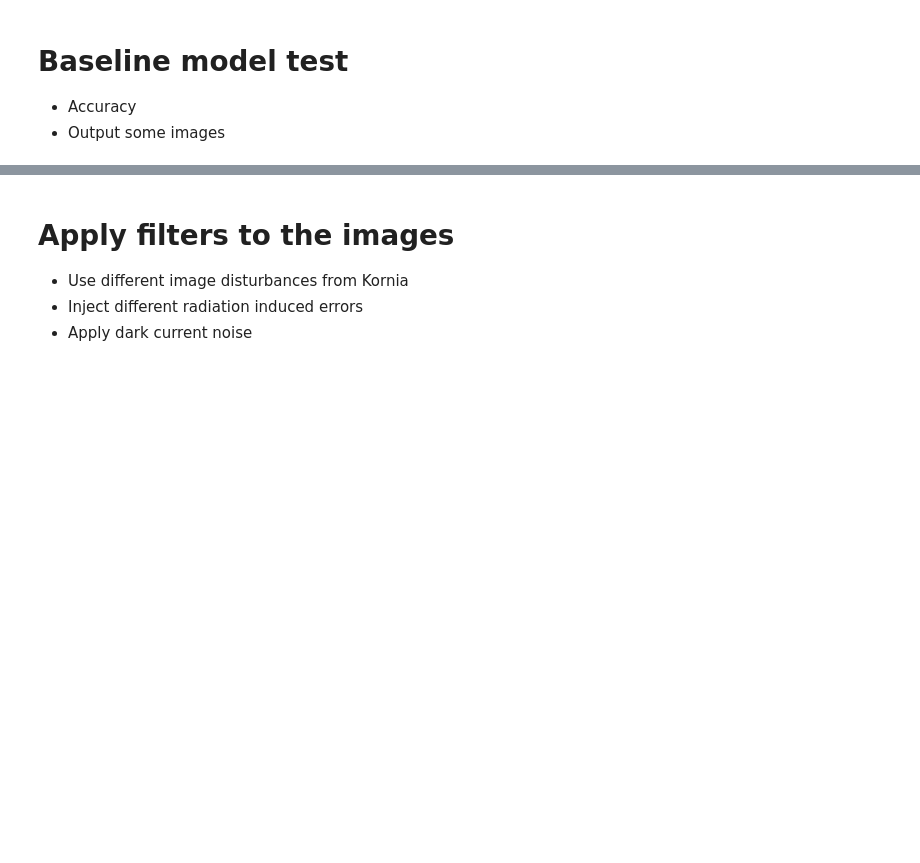
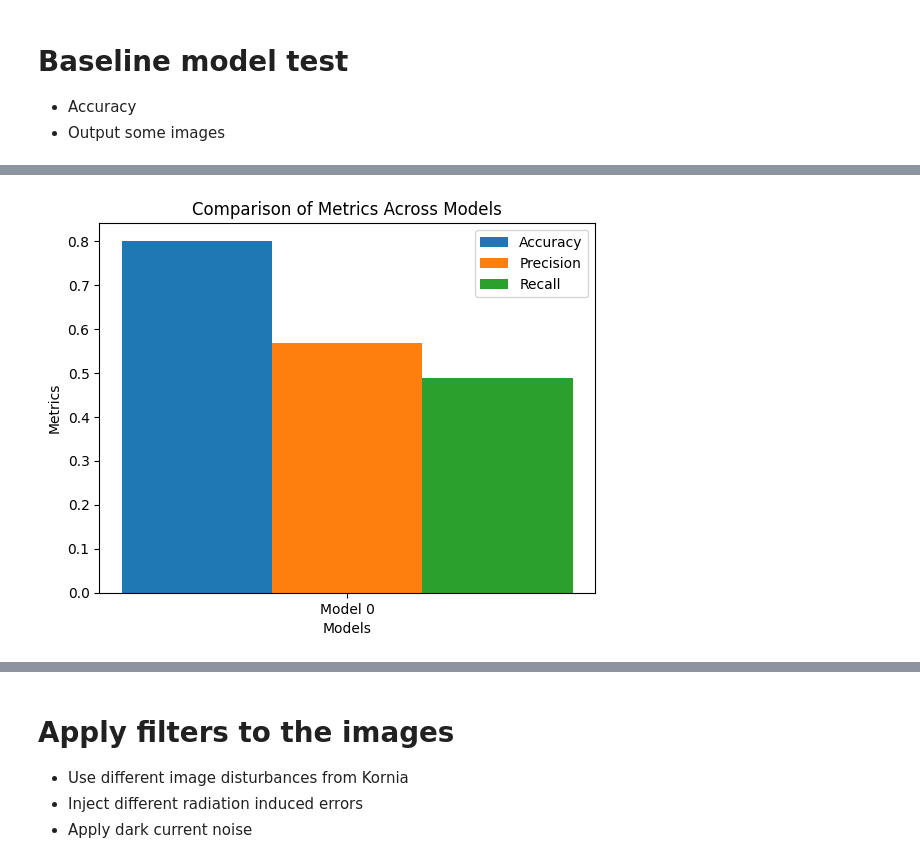
Before and after one commit to langekevin/mlspace_robustness, a Jupyter notebook: fault_injection.ipynb, the cells around one changed output, grey strips where cells are left out. Saved outputs shown, nothing was run; the diff lists cells and outputs as text; code cells hidden in the pictures; blank space fills up the shorter version.

```diff
--- a/fault_injection.ipynb
+++ b/fault_injection.ipynb
@@ -7,6 +24,4 @@ from CloudNet.model import create_model
 # %% [markdown]
 # Load model and weights
 # %%
-model = create_model((192, 192), 4, 64)
+model = create_model((384, 384), 4, 64)
-# %%
-model.load_weights('.checkpoints/weights.hdf5')
@@ -17,3 +72,25 @@ model.load_weights('.checkpoints/weights.hdf5')
 
 - Accuracy
 - Output some images
+# %%
+model_accuracies = []
+model_precisions = []
+model_recalls = []
+
+for weights in MODEL_WEIGHTS:
+    print(f"[I] Start with model {weights}")
+    model.load_weights(weights)
+    accuracies = []
+    precisions = []
+    recalls = []
+    for file, mask in files:
+        img = file.astype(np.float32)
+        img = img.reshape((1, 384, 384, 4))
+        prediction = model.predict(img)
+        accuracies.append(overall_accuracy(mask, prediction[0, :, :, 0]))
+        precisions.append(precision(mask, prediction[0, :, :, 0]))
+        recalls.append(recall(mask, prediction[0, :, :, 0]))
+
+    model_accuracies.append(np.mean(accuracies))
+    model_precisions.append(np.mean(precisions))
+    model_recalls.append(np.mean(recalls))
@@ -19,0 +100,21 @@ model.load_weights('.checkpoints/weights.hdf5')
+# %%
+bar_width = 0.25
+
+x_accuracy = np.arange(len(MODEL_WEIGHTS))
+x_precision = [x + bar_width for x in x_accuracy]
+x_recall = [x + bar_width for x in x_precision]
+
+fig, ax = plt.subplots()
+ax.bar(x_accuracy, model_accuracies, width=bar_width, label='Accuracy')
+ax.bar(x_precision, model_precisions, width=bar_width, label='Precision')
+ax.bar(x_recall, model_recalls, width=bar_width, label='Recall')
+
+ax.set_xlabel('Models')
+ax.set_ylabel('Metrics')
+ax.set_title('Comparison of Metrics Across Models')
+ax.set_xticks([x + bar_width for x in range(len(MODEL_WEIGHTS))])
+ax.set_xticklabels([f'Model {i}' for i in range(len(MODEL_WEIGHTS))])
+plt.legend()
+plt.show()
+# %% [output]
+[figure, added]
```
Also changed, not shown: parts of 13 cells of this notebook, 1 other file.
